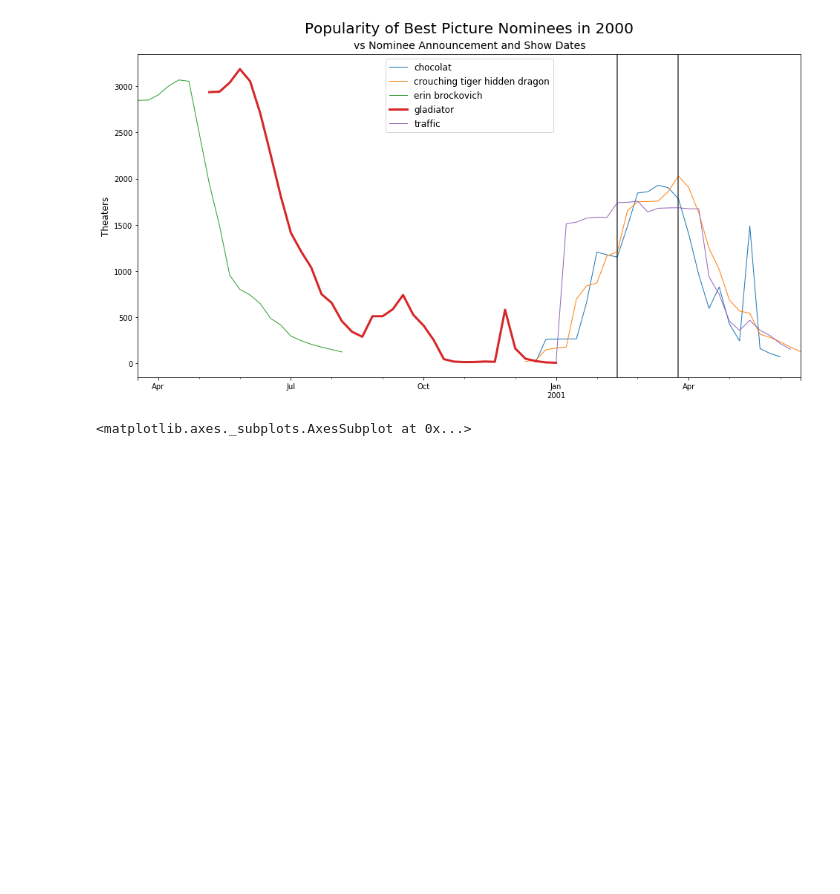
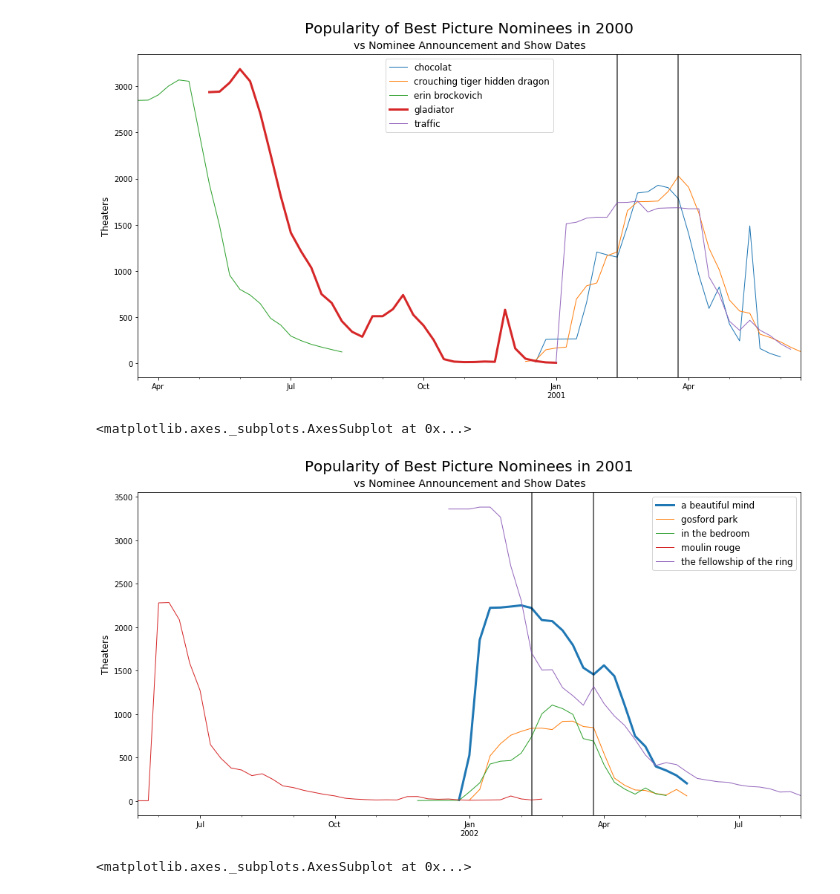
Before and after one commit to NapsterInBlue/Academy-Awards, a Jupyter notebook: Best Picture Nominees.ipynb, the cells around one changed output. Cells and saved outputs as stored; diff of their text form; code cells hidden in the pictures; blank space fills up the shorter version.

```diff
--- a/Best Picture Nominees.ipynb
+++ b/Best Picture Nominees.ipynb
@@ -350,6 +350,11 @@ plot_year_releases(df, 2000)
 # %% [output]
 <matplotlib.axes._subplots.AxesSubplot at 0x...>
 [figure]
+# %%
+plot_year_releases(df, 2001)
+# %% [output]
+<matplotlib.axes._subplots.AxesSubplot at 0x...>
+[figure, added]
 # %%
 plot_year_releases(df, 2002)
 # %% [output]
```
Also changed, not shown: parts of 12 cells of this notebook, 37 other files.
